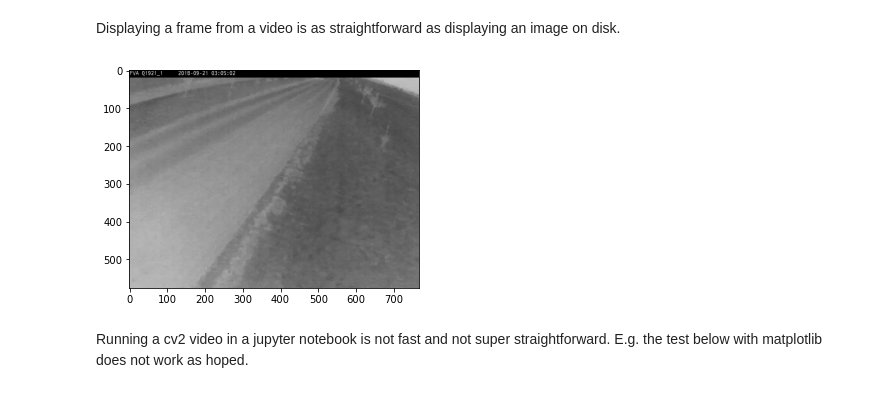
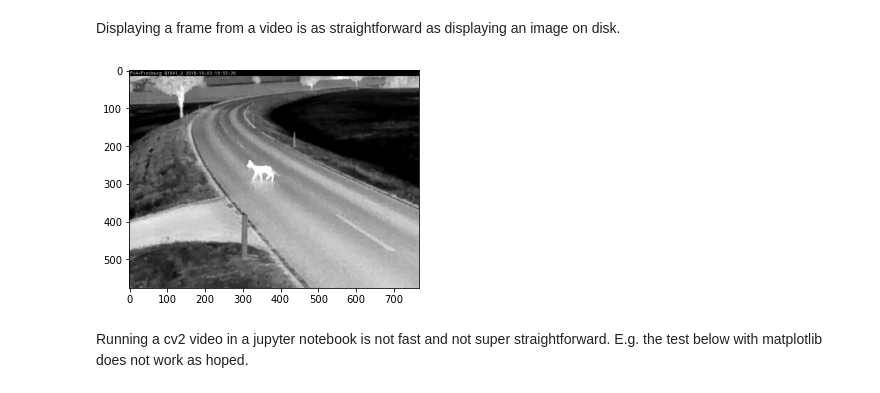
Before and after one commit to ffrosch/camtrappy, a Jupyter notebook: notebooks/01-open-videos.ipynb, the cells around one changed output. Drawn from its saved outputs; the diff is of its cells as text; code cells hidden in the pictures.

```diff
--- a/notebooks/01-open-videos.ipynb
+++ b/notebooks/01-open-videos.ipynb
@@ -52,18 +25,18 @@ plt.show()
 # %% [markdown]
 Displaying a frame from a video is as straightforward as displaying an image on disk.
 # %%
-vid_path = str(next(data))
+vid_path = r'N:\Mitarbeiter\Florian\projects\CamTrapPy\tests\data\animals\25_Stockach\20181003_195526_2DEE.mkv'
 cap = cv2.VideoCapture(vid_path)
 ret, frame = cap.read()
 cap.release()
 
 # cv2 and plt order the color channels differently
 img = cv2.cvtColor(frame, cv2.COLOR_BGR2RGB)
 
 plt.imshow(img)
 plt.show()
 # %% [output]
-[figure, old version]
+[figure, new version]
 # %% [markdown]
 Running a cv2 video in a jupyter notebook is not fast and not super straightforward. E.g. the test below with matplotlib does not work as hoped.
 # %%
```
Also changed, not shown: parts of 5 cells of this notebook, 12 other files.
